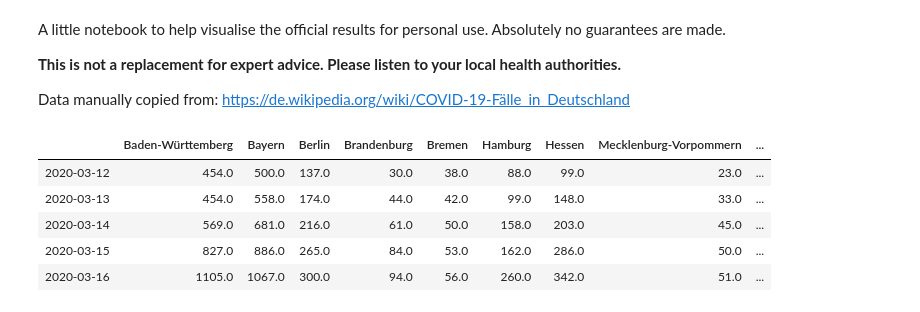
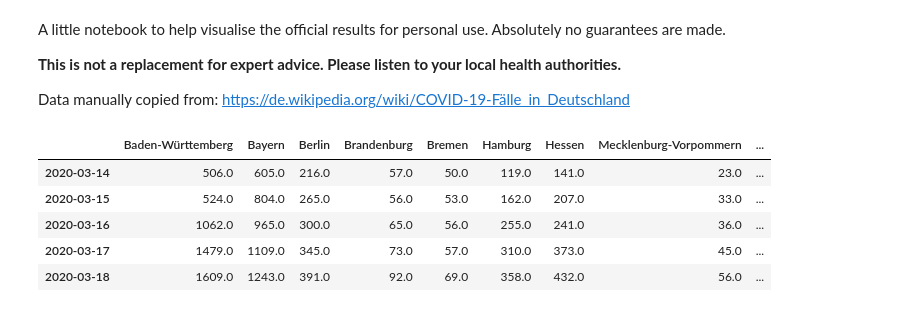
Before and after one commit to felixpatzelt/covid-19, a Jupyter notebook: germany_cases.ipynb, the cells around one changed output. Saved outputs shown, nothing was run; the diff lists cells and outputs as text; code cells hidden in the pictures.

```diff
--- a/germany_cases.ipynb
+++ b/germany_cases.ipynb
@@ -18,12 +13,18 @@ rki.columns.name = None
+# %%
+## manually collected data including direct early announcments from lab until Mar. 16
+rkim = pd.read_csv('rki_manual.csv', index_col=0, parse_dates=[0])
+
+## electronically submitted data (lower numbers) starting Mar. 10
+rkie = pd.read_csv('rki_electronic.csv', index_col=0, parse_dates=[0])
 # %%
-rki.tail()
+rkie.tail()
 # %% [output]
 |  | Baden-Württemberg | Bayern | Berlin | Brandenburg | Bremen | Hamburg | Hessen | Mecklenburg-Vorpommern | ... |
-| 2020-03-12 | 454.0 | 500.0 | 137.0 | 30.0 | 38.0 | 88.0 | 99.0 | 23.0 | ... |
-| 2020-03-13 | 454.0 | 558.0 | 174.0 | 44.0 | 42.0 | 99.0 | 148.0 | 33.0 | ... |
-| 2020-03-14 | 569.0 | 681.0 | 216.0 | 61.0 | 50.0 | 158.0 | 203.0 | 45.0 | ... |
-| 2020-03-15 | 827.0 | 886.0 | 265.0 | 84.0 | 53.0 | 162.0 | 286.0 | 50.0 | ... |
-| 2020-03-16 | 1105.0 | 1067.0 | 300.0 | 94.0 | 56.0 | 260.0 | 342.0 | 51.0 | ... |
+| 2020-03-14 | 506.0 | 605.0 | 216.0 | 57.0 | 50.0 | 119.0 | 141.0 | 23.0 | ... |
+| 2020-03-15 | 524.0 | 804.0 | 265.0 | 56.0 | 53.0 | 162.0 | 207.0 | 33.0 | ... |
+| 2020-03-16 | 1062.0 | 965.0 | 300.0 | 65.0 | 56.0 | 255.0 | 241.0 | 36.0 | ... |
+| 2020-03-17 | 1479.0 | 1109.0 | 345.0 | 73.0 | 57.0 | 310.0 | 373.0 | 45.0 | ... |
+| 2020-03-18 | 1609.0 | 1243.0 | 391.0 | 92.0 | 69.0 | 358.0 | 432.0 | 56.0 | ... |
 # %%
 # choose a random list of federal states to plot
 plot_de = [
```
Also changed, not shown: parts of 4 cells of this notebook, 4 other files.
